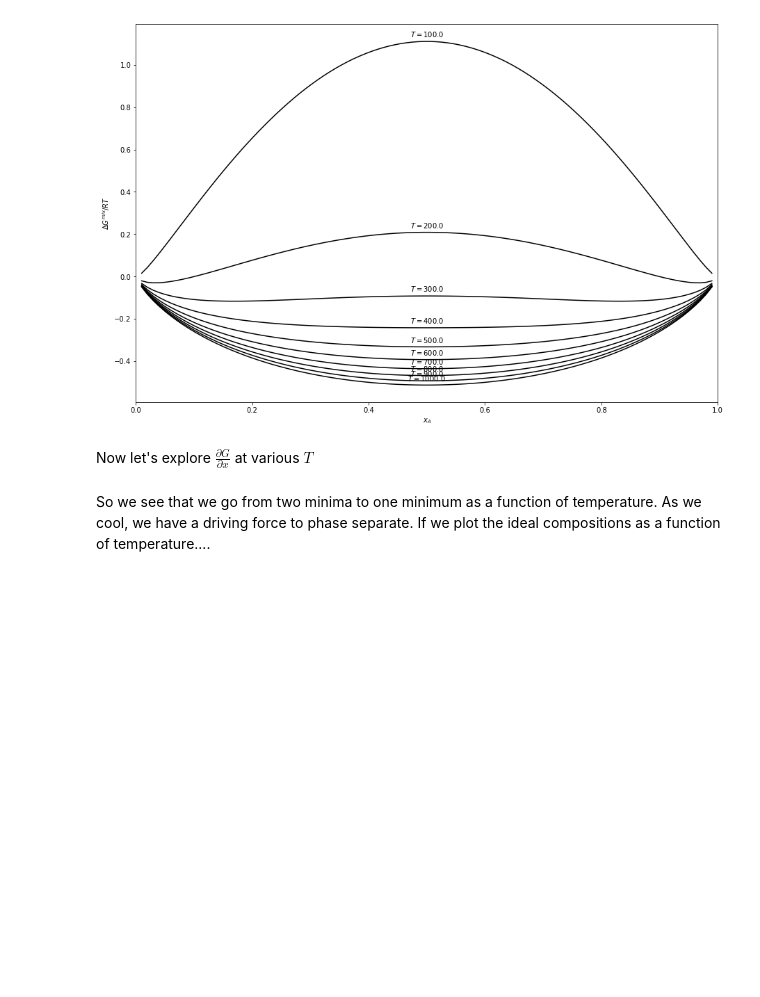
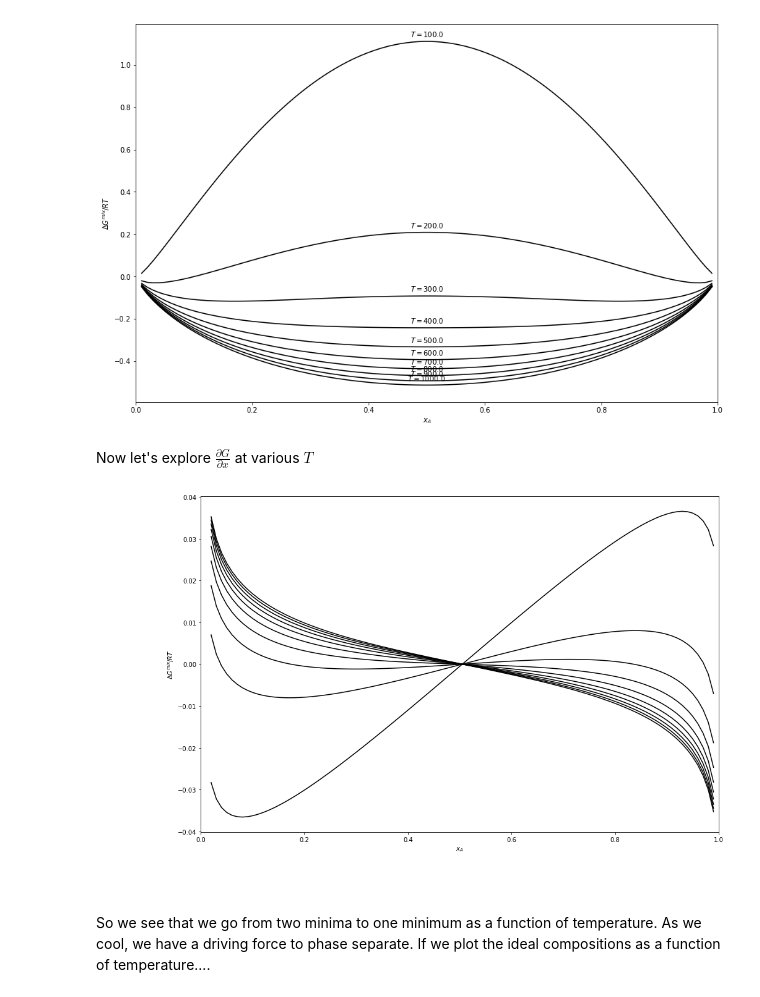
Before and after one commit to BatteryModel/MSE_501_Fall_2017, a Jupyter notebook: Lectures/MSE_501_Lecture_10_Work_Notes.ipynb, the cells around one changed output. Drawn from its saved outputs; the diff is of its cells as text; code cells hidden in the pictures; blank space fills up the shorter version.

```diff
--- a/Lectures/MSE_501_Lecture_10_Work_Notes.ipynb
+++ b/Lectures/MSE_501_Lecture_10_Work_Notes.ipynb
@@ -280,27 +280,29 @@ Now let's explore $\frac{\partial G}{\partial x}$ at various $T$
 # %%
 figure(figsize=(15,10))
 for T in Ts:
     alpha = alphaf(T)
 
     DeltaHmix =  R*T*alpha*xa*xb
     DeltaSmix = - R*(xa*log(xa)+xb*log(xb))
     DeltaGmix = DeltaHmix - T*DeltaSmix
 
     Gmm = (DeltaGmix)/(R*T)
-    dG = diff(G)
+    dG = diff(Gmm)
+    ddG = diff(dG)
     color = 'k'
     if i == 0: color ='r'
-    plot(xb,Gmm,color)
-    mid = Gmm[len(Gmm)/2]
-    annotate('$T = $%.1f'%T,xy=(.5,mid+.02),ha='center')
+    subplot(2,1,1)
+    plot(xb[:-1],dG,color)
+    subplot(2,1,2)
+    plot(xb[:-2],ddG,color)
 
 #ylim(-1.5,.4)
 xlim(0,1)
-
-
 ylabel("$\Delta G^{mix}/RT$")
 xlabel("$x_A$")
 show()
+# %% [output]
+[figure, added]
 # %% [markdown]
 So we see that we go from two minima to one minimum as a function of temperature. As we cool, we have a driving force to phase separate.  If we plot the ideal compositions as a function of temperature....
 # %%
```
